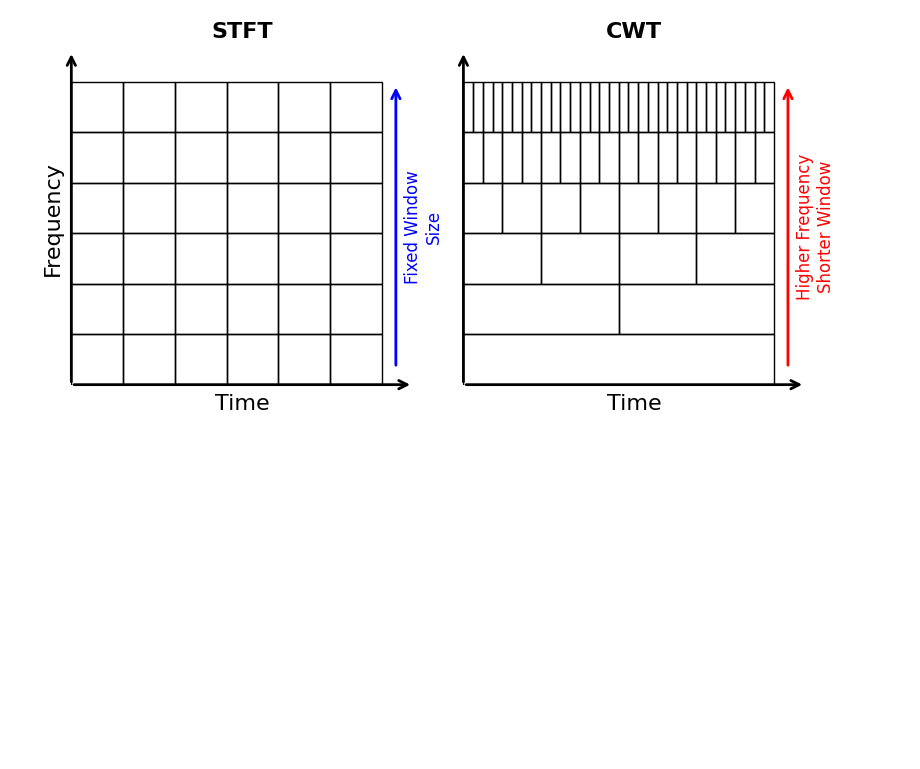
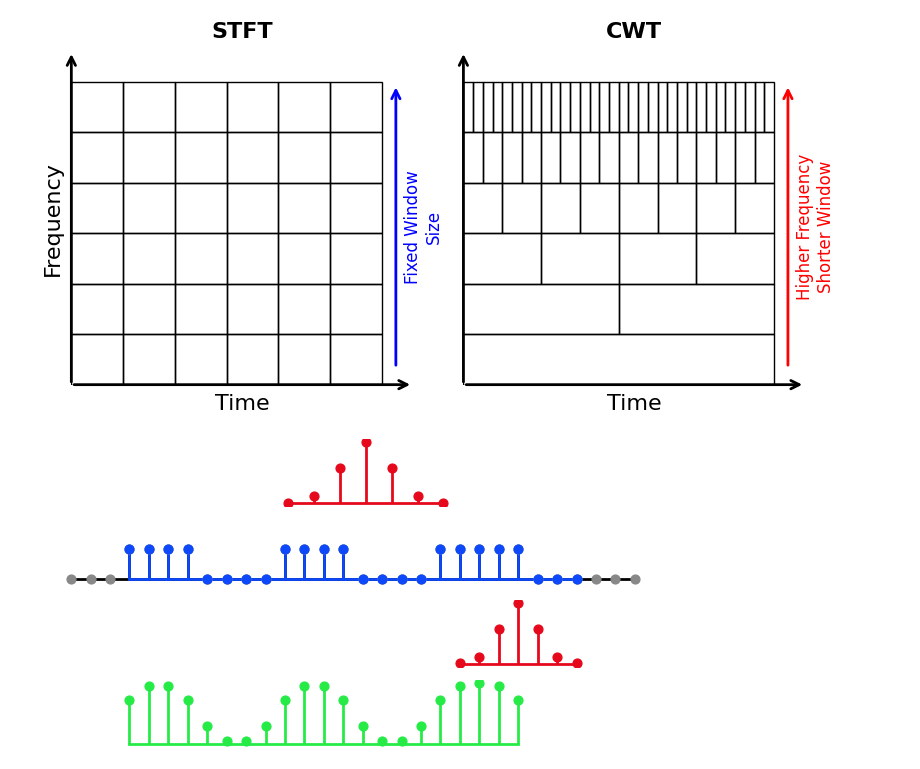
Before and after one commit to jiutongzhao/Time-Series-Data-Analysis, a Jupyter notebook: chap7.ipynb, the cells around one changed output. Cells and saved outputs as stored; diff of their text form; code cells hidden in the pictures; blank space fills up the shorter version.

```diff
--- a/chap7.ipynb
+++ b/chap7.ipynb
@@ -564,3 +564,47 @@ plt.savefig(save_path + 'figure_stft_vs_cwt.png',bbox_inches='tight',dpi=300)
 plt.show()
 # %% [output]
 [figure]
+# %%
+plt.close()
+plt.figure(figsize = figsize_short)
+ax1 = plt.subplot(4, 1, 1)
+ax2 = plt.subplot(4, 1, 2)
+ax3 = plt.subplot(4, 1, 3, sharex = ax2)
+ax4 = plt.subplot(4, 1, 4, sharex = ax2)
+
+N = 24
+sig = np.random.choice(np.arange(N), size = N, replace = True) / 2
+sig = scipy.signal.square(np.linspace(0, 2 * np.pi, N, endpoint=False) * 3) + 1.0
+N_kernel = 7
+kernel_ma = np.exp(-5 * np.linspace(-1, 1, N_kernel) ** 2)
+kernel_asym = kernel_ma * np.linspace(-1, 1, N_kernel) * 3
+kernel_asym = np.array([0, -1, 0, 1, 0])
+kernel = kernel_ma
+N_kernel = kernel.size
+ax1.stem(kernel, basefmt = 'C1-',  markerfmt = 'C1o', linefmt = 'C1-', label = 'Differentiation Kernel')
+ax1.scatter(np.arange(N_kernel), kernel, color = 'C1', marker = 'o', label = 'Differentiation Kernel', zorder = 10, s = 40)
+
+sig_padded = np.pad(sig, (N_kernel // 2, N_kernel // 2), mode = 'constant', constant_values = 0.0)
+ax2.scatter(np.arange(-N_kernel // 2 + 1, N_kernel // 2 + N), sig_padded, color = '#888888', marker = 'o', label = 'Signal', zorder = 10, s = 40)
+
+ax2.stem(np.arange(-N_kernel // 2 + 1, N_kernel // 2 + N), sig_padded, basefmt = 'k-',  markerfmt = 'ko', linefmt = 'k-')
+ax2.scatter(np.arange(N), sig, color = 'C0', marker = 'o', label = 'Signal', zorder = 10, s = 40)
+ax2.stem(np.arange(N), sig, basefmt = 'C0-',  markerfmt = 'C00', linefmt = 'C0-')
+
+shift = 20
+ax3.stem(shift + np.arange(N_kernel) - (N_kernel // 2), kernel, basefmt = 'C1-',  markerfmt = 'C1o', linefmt = 'C1-', label = 'Differentiation Kernel')
+ax3.scatter(shift + np.arange(N_kernel) - (N_kernel // 2), kernel, color = 'C1', marker = 'o', label = 'Differentiation Kernel', zorder = 10, s = 40)
+
+ax4.stem(np.convolve(sig, kernel, mode = 'same')[:shift + 1], basefmt = 'C2-',  markerfmt = 'C2o', linefmt = 'C2-', label = 'Smoothing')
+ax4.scatter(np.arange(shift + 1), np.convolve(sig, kernel, mode = 'same')[:shift + 1], color = 'C2', marker = 'o', label = 'Smoothing', zorder = 10, s = 40)
+
+ax1.set_xlim(-12 + 2.5, 12 + 2.5)
+ax2.set_ylim(-.5, 4)
+ax1.axis('off')
+ax2.axis('off')
+ax3.axis('off')
+ax4.axis('off')
+
+plt.show()
+# %% [output]
+[figure, added]
```
Also changed, not shown: 5 other files.
